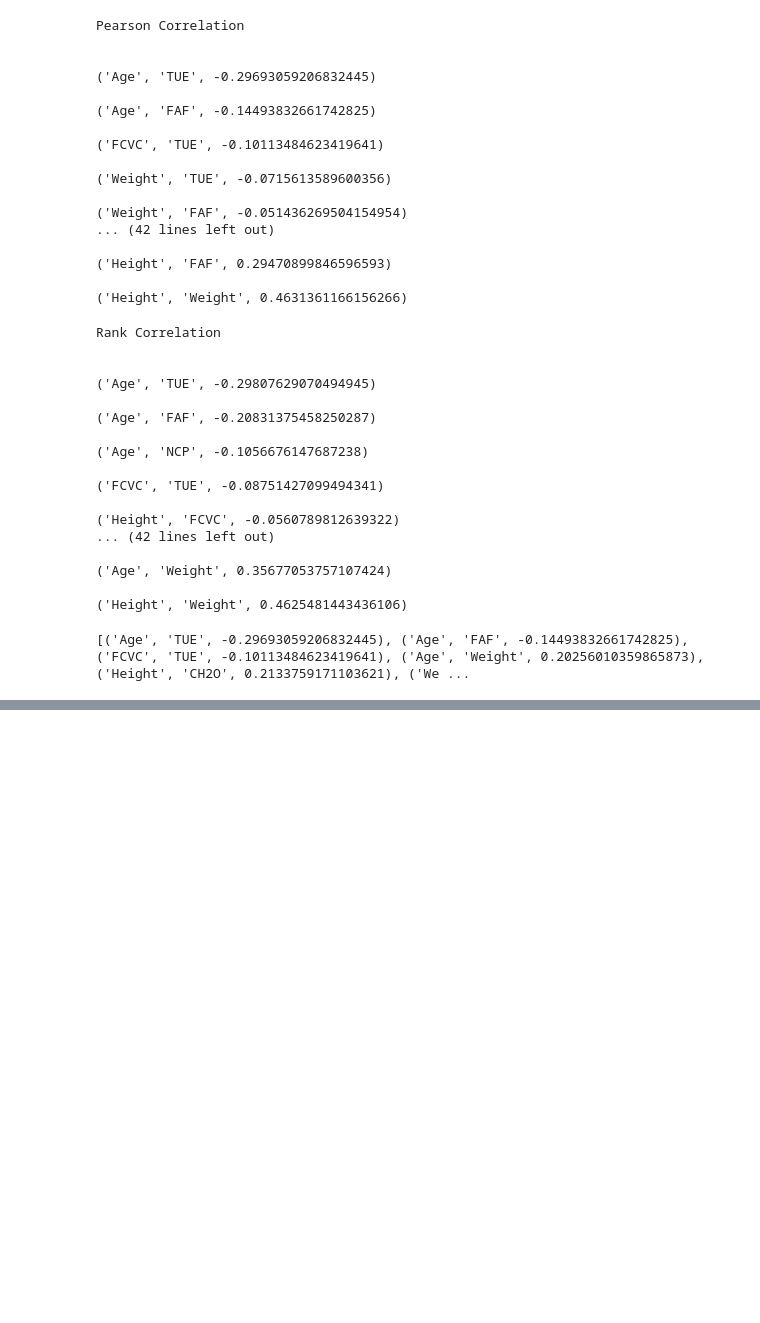
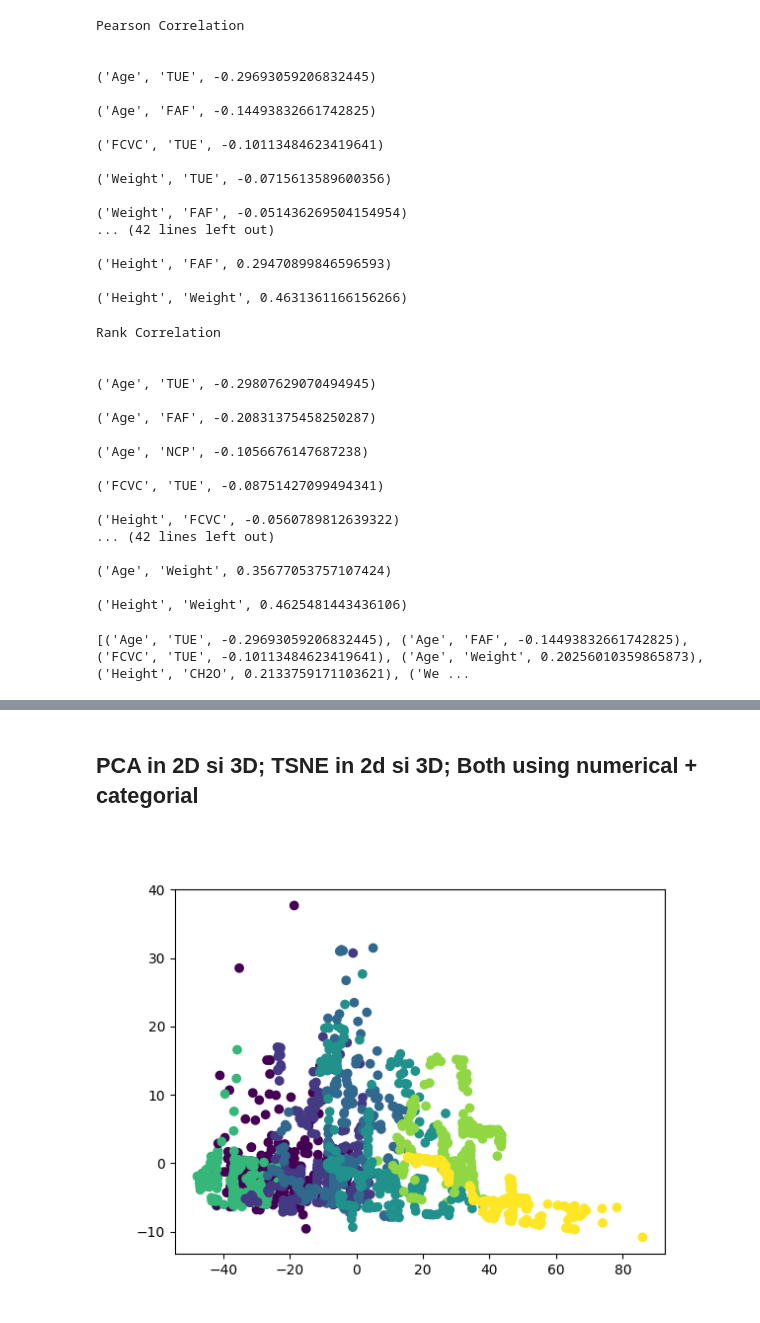
Before and after one commit to MihaiBojescu/data-mining-homeworks, a Jupyter notebook: Homework 1/homework1.ipynb, the cells around one changed output, grey strips where cells are left out. Saved outputs shown, nothing was run; the diff lists cells and outputs as text; code cells hidden in the pictures; blank space fills up the shorter version.

```diff
--- a/Homework 1/homework1.ipynb
+++ b/Homework 1/homework1.ipynb
@@ -126,8 +174,26 @@ class DatasetManager:
         return np.vstack([pd.factorize(data_pd[col])[0] for col in data_pd.columns]).T
 
     @staticmethod
-    def object_list_to_pd_dataframe_category(data: list[Person], attr: str) -> pd.DataFrame:
-        data_pd = pd.DataFrame(DatasetManager.obj_list_to_np_array(data, [attr]))
+    def obj_list_to_np_array_category_binary(data: list[Person], attrs_list: list[str]) -> np.array:
+        data_pd = pd.DataFrame(DatasetManager.obj_list_to_np_array(data, attrs_list))
+        return pd.get_dummies(data_pd).to_numpy().astype(np.float64)
+
+    @staticmethod
+    def object_list_to_pd_dataframe_category(data: list[Person], attr: str) -> pd.Series:
+        return pd.DataFrame(DatasetManager.obj_list_to_np_array(data, [attr])).value_counts()
+
+    @staticmethod
+    def object_list_to_pd_dataframe_contingency_table(data: list[Person], lh_attr: str, rh_attr: str) -> pd.DataFrame:
+        data_pd = pd.DataFrame(DatasetManager.obj_list_to_np_array(data, [lh_attr, rh_attr]), columns=[lh_attr, rh_attr])
+        return pd.crosstab(data_pd[lh_attr], data_pd[rh_attr], margins=False)
+
+    @staticmethod
+    def get_numerical_for_each_category(data: list[Person], numerical_attr: str, categorical_attr: str) -> list[tuple[np.array, str]]:
+
+        data_np = DatasetManager.obj_list_to_np_array(data, [numerical_attr, categorical_attr])
+        unique_categorical_values = np.unique(data_np[:, 1]).tolist()
+
+        return [(data_np[data_np[:, 1] == unique_val, 0].astype(np.float64), unique_val) for unique_val in unique_categorical_values]
 # %%
 dataset_manager = DatasetManager("data/ObesityDataSet.csv")
 dataset_obj_list = dataset_manager.load_as_obj_list()
@@ -263,0 +531,24 @@ KeyboardInterrupt:
+# %% [markdown]
+## PCA in 2D si 3D; TSNE in 2d si 3D; Both using numerical + categorial
+# %%
+numeric_dataset = DatasetManager.obj_list_to_np_array_numeric(dataset_obj_list, NUMERICAL_VARIABLES)
+#numeric_dataset = StandardScaler().fit_transform(numeric_dataset)
+
+categorical_to_binary_dataset = DatasetManager.obj_list_to_np_array_category_binary(dataset_obj_list, CATEGORICAL_VARIABLES_NO_LABEL)
+numerical_categorical_dataset = np.hstack((numeric_dataset, categorical_to_binary_dataset))
+#numerical_categorical_dataset = StandardScaler().fit_transform(numerical_categorical_dataset)
+
+label_dataset = DatasetManager.obj_list_to_np_array(dataset_obj_list, [LABEL_VARIABLE])
+label_dataset, label_indexes = pd.factorize(pd.DataFrame(label_dataset)[0])
+# %%
+numerical_transformed_2d = PCA(n_components=2).fit_transform(numeric_dataset)
+numerical_transformed_3d = PCA(n_components=3).fit_transform(numeric_dataset)
+
+numerical_categorial_transformed_2d = PCA(n_components=2).fit_transform(numerical_categorical_dataset)
+numerical_categorial_transformed_3d = PCA(n_components=3).fit_transform(numerical_categorical_dataset)
+# %%
+plt.scatter(numerical_transformed_2d[:, 0], numerical_transformed_2d[:, 1], c=label_dataset, label=label_dataset)
+plt.show()
+plt.clf()
+# %% [output]
+[figure, added]
```
Also changed, not shown: parts of 18 cells of this notebook.
